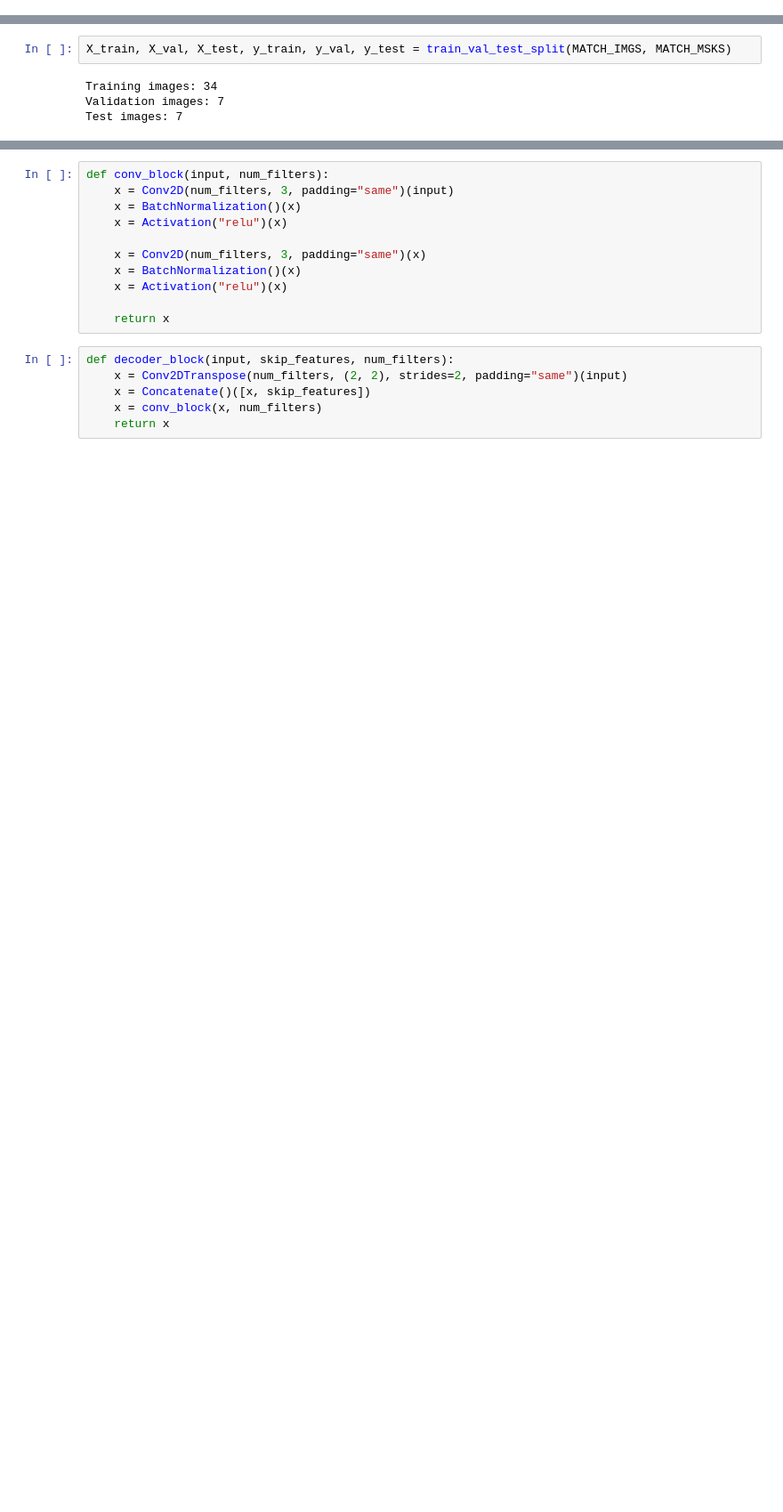
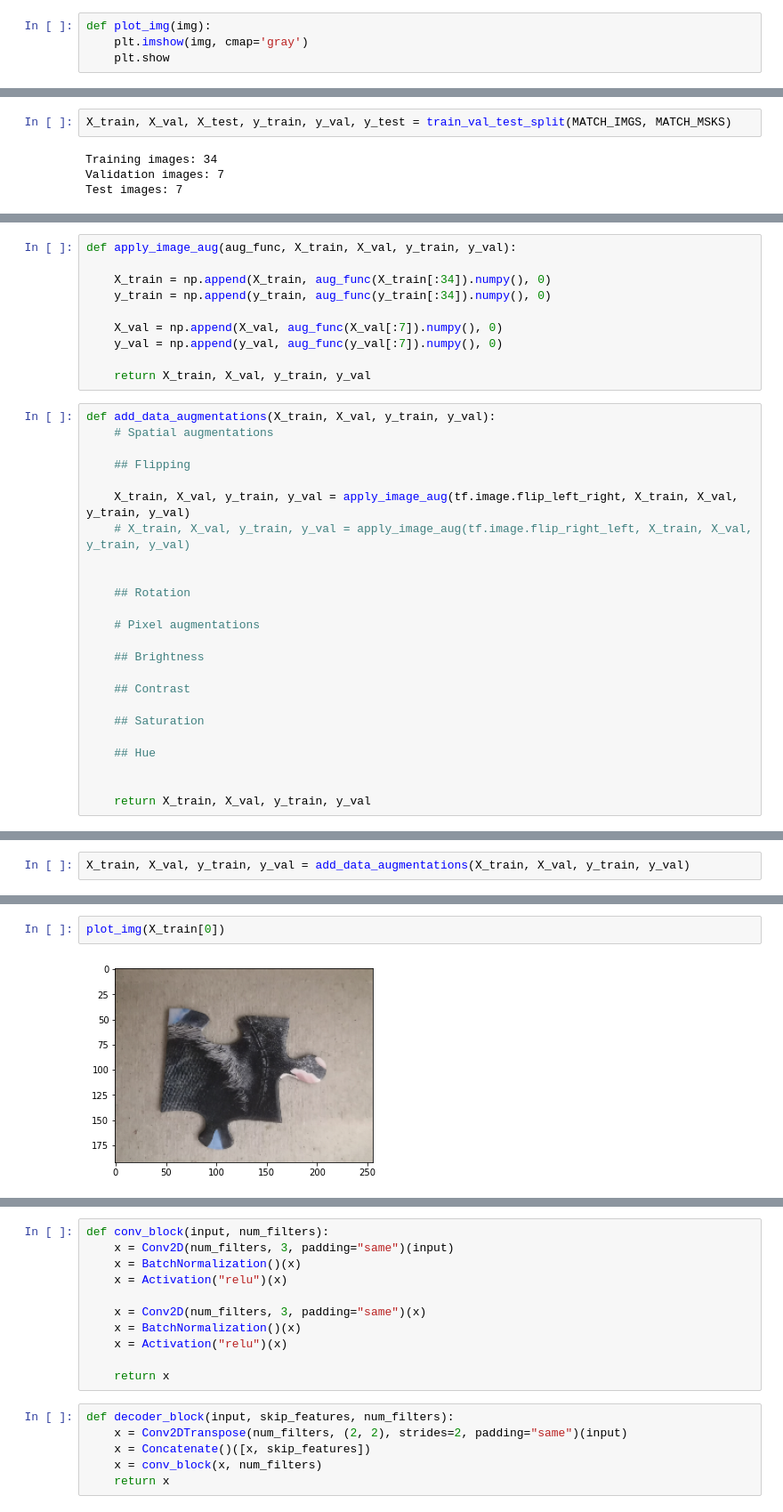
Before and after one commit to ThishenP/puzzle-piece-segmentation, a Jupyter notebook: UNET.ipynb, the cells around one changed output, grey strips where cells are left out. Shown: that part at 89% size. Cells and saved outputs as stored; diff of their text form; blank space fills up the shorter version.

Commit message:
Initial image augmentation code

```diff
--- a/UNET.ipynb
+++ b/UNET.ipynb
@@ -82,0 +80,4 @@ MATCH_MSKS = np.array([
+# %%
+def plot_img(img):
+    plt.imshow(img, cmap='gray')
+    plt.show
@@ -106,0 +136,34 @@ Test images: 7
+# %%
+def apply_image_aug(aug_func, X_train, X_val, y_train, y_val):
+
+    X_train = np.append(X_train, aug_func(X_train[:34]).numpy(), 0)
+    y_train = np.append(y_train, aug_func(y_train[:34]).numpy(), 0)
+
+    X_val = np.append(X_val, aug_func(X_val[:7]).numpy(), 0)
+    y_val = np.append(y_val, aug_func(y_val[:7]).numpy(), 0)
+
+    return X_train, X_val, y_train, y_val
+# %%
+def add_data_augmentations(X_train, X_val, y_train, y_val):
+    # Spatial augmentations
+
+    ## Flipping
+
+    X_train, X_val, y_train, y_val = apply_image_aug(tf.image.flip_left_right, X_train, X_val, y_train, y_val)
+    # X_train, X_val, y_train, y_val = apply_image_aug(tf.image.flip_right_left, X_train, X_val, y_train, y_val)
+
+
+    ## Rotation
+
+    # Pixel augmentations
+
+    ## Brightness
+
+    ## Contrast
+
+    ## Saturation
+
+    ## Hue
+
+
+    return X_train, X_val, y_train, y_val
@@ -106,0 +178,2 @@ Test images: 7
+# %%
+X_train, X_val, y_train, y_val = add_data_augmentations(X_train, X_val, y_train, y_val)
@@ -106,0 +188,4 @@ Test images: 7
+# %%
+plot_img(X_train[0])
+# %% [output]
+[figure, added]
```
Also changed, not shown: parts of 20 cells of this notebook.
